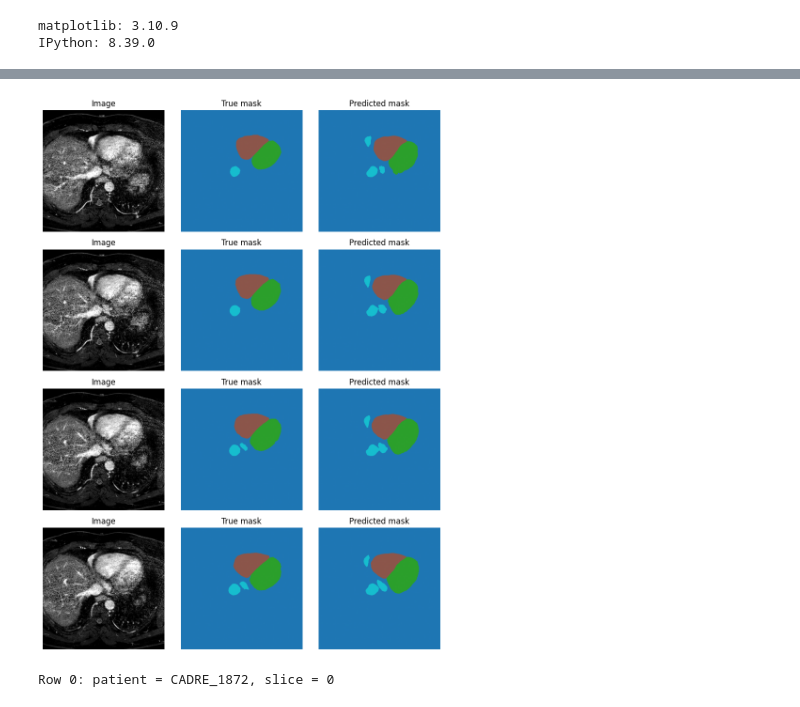
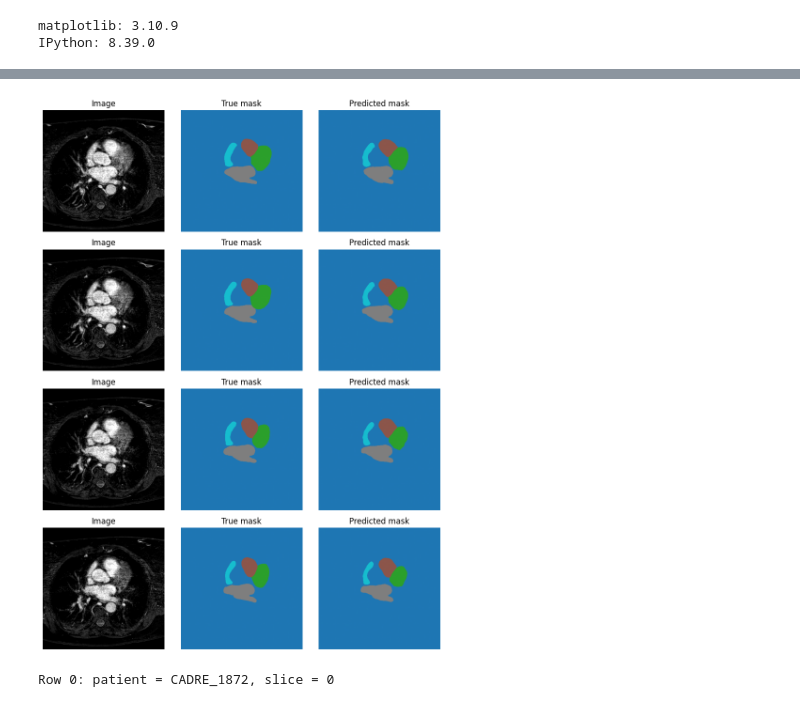
Before and after one commit to Josephgggg/heart_segmentation, a Jupyter notebook: unet_applied.ipynb, the cells around one changed output, grey strips where cells are left out. Drawn from its saved outputs; the diff is of its cells as text; code cells hidden in the pictures.

```diff
--- a/unet_applied.ipynb
+++ b/unet_applied.ipynb
@@ -322,8 +343,8 @@ debug = train.train_model(
     learning_rate=1e-5,
     val_percent=0.1,
     img_scale=1.0,
-    amp=False,
-    run_name="test3"
+    amp=True,
+    run_name="testing123"
 )
 # %% [output]
 INFO: Found 49 patients, 4654 total slices
@@ -471,7 +529,7 @@ NameError: name 'model' is not defined
 model = UNet(n_channels=1, n_classes=5, bilinear=False)
 model = model.to(memory_format=torch.channels_last).to(device=device)
 
-checkpoint_path = train.dir_checkpoint / 'test3' / 'checkpoint_epoch33.pth'   # adjust to whichever you want
+checkpoint_path = train.dir_checkpoint / 'normal_40' / 'checkpoint_epoch33.pth'   # adjust to whichever you want
 state_dict = torch.load(checkpoint_path, map_location=device)
 mask_values = state_dict.pop('mask_values')   # remove before loading, it's not a real weight
 model.load_state_dict(state_dict)
@@ -506,6 +564,13 @@ import matplotlib.pyplot as plt
 model.eval()
 vis_loader = DataLoader(val_set, shuffle=False, drop_last=False, batch_size=batch_size, num_workers=0, pin_memory=True)
 batch = next(iter(vis_loader))
+
+it = iter(vis_loader)
+batch_num = 10
+
+for _ in range(batch_num + 1):
+    batch = next(it)
+
 images, true_masks = batch['image'], batch['mask']
 
 with torch.no_grad():
@@ -528,4 +590,4 @@ INFO: generated new fontManager
-[figure, old version]
+[figure, new version]
 # %%
 for i in range(n_show):
     original_idx = val_idx[i]
```
Also changed, not shown: parts of 5 cells of this notebook, 2 other files.
